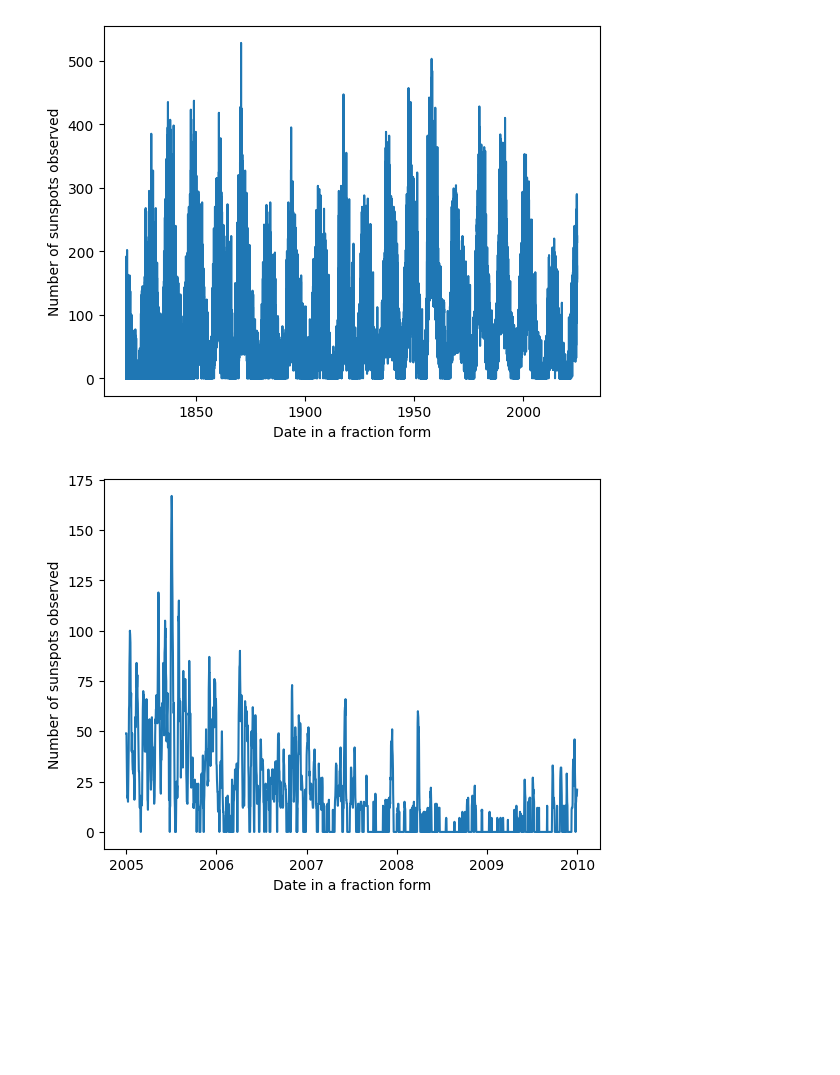
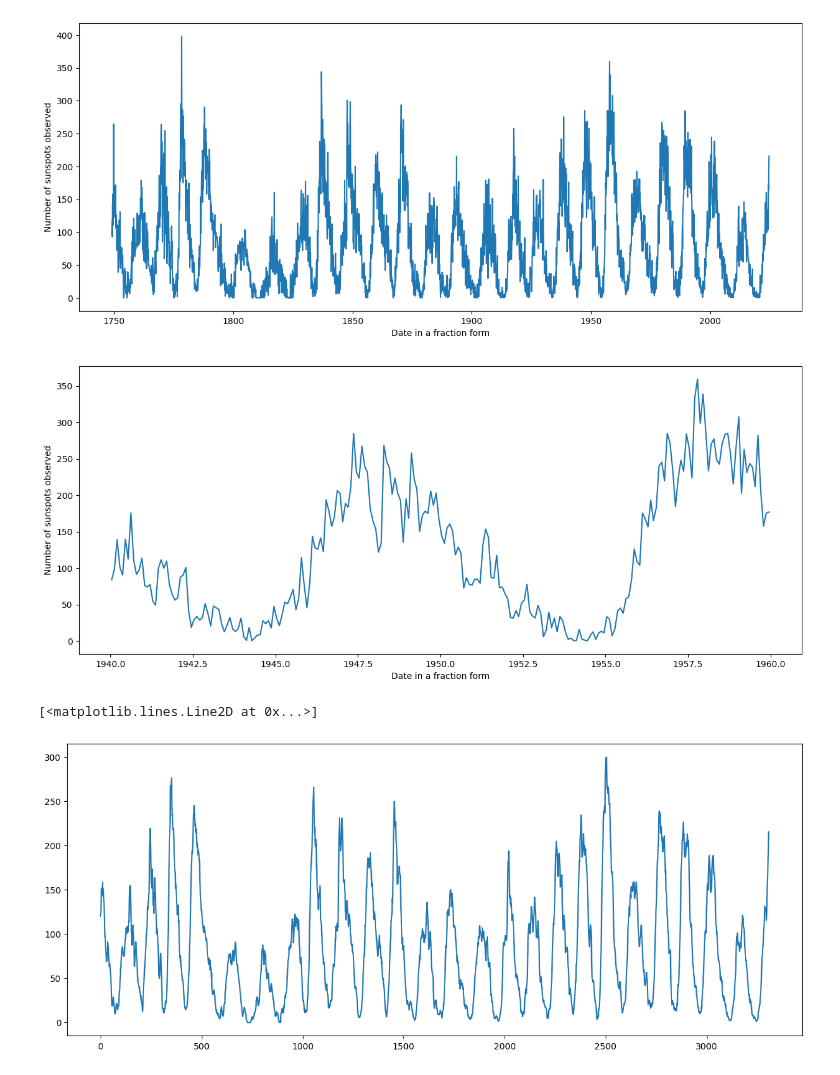
Before and after one commit to tylera277/SunSpots, a Jupyter notebook: src/daily_sunspot_analysis.ipynb, the cells around one changed output. Cells and saved outputs as stored; diff of their text form; code cells hidden in the pictures; blank space fills up the shorter version.

Commit message:
initial LSTM model implemented

```diff
--- a/src/daily_sunspot_analysis.ipynb
+++ b/src/daily_sunspot_analysis.ipynb
@@ -6,47 +6,69 @@ Jupyter notebook file used for the analysis of daily observed sunspot data
 
 """
 
 
 import numpy as numpy
 import matplotlib
 import matplotlib.pyplot as plt
 import pandas as pd
 
 
+
 %matplotlib inline
 
 
 # Loading raw data from csv file
-raw_daily_sunspot_data = pd.read_csv("../data/sunspots_daily_total.csv", sep=";", header=None, na_values='-1')
+#raw_daily_sunspot_data = pd.read_csv("../data/sunspots_daily_total.csv", sep=";", header=None, na_values='-1')
+raw_daily_sunspot_data = pd.read_csv("../data/sunspots_monthly_mean.csv", sep=";", header=None, na_values='-1')
 
 # Copying the dataset so to always have an intact original copy
 daily_sunspot_data = raw_daily_sunspot_data.copy()
 
 # Give the proper names to the data columns
-daily_sunspot_data.columns = ['year', 'month', 'day', 'date_in_fraction', 'number_sunspot_observed', "stan_dev", "numb_observations", "definite/provisional_indicator"]
+daily_sunspot_data.columns = ['year', 'month', 'date_in_fraction', 'number_sunspot_observed', "stan_dev", "numb_observations", "definite/provisional_indicator"]
 
 # Remove all of the days where no data was recorded (a -1 value indicates this)
 #daily_sunspot_data.replace(-1, 0)
 
 # Create a matplotlib plot for viewing purposes
-fig, ax = plt.subplots()
+fig, ax = plt.subplots(figsize=(15, 6))
 ax.plot(daily_sunspot_data["date_in_fraction"], daily_sunspot_data['number_sunspot_observed'])
 
 ax.set_xlabel("Date in a fraction form")
 ax.set_ylabel("Number of sunspots observed")
 plt.show()
 # %% [output]
-[figure, old version]
+[figure, new version]
 # %%
 # Select a subset of the data set to analyze more closely
-sunspot_data_subset = daily_sunspot_data.loc[(daily_sunspot_data.date_in_fraction >= 2005) & (daily_sunspot_data.date_in_fraction <= 2010)]
+sunspot_data_subset = daily_sunspot_data.loc[(daily_sunspot_data.date_in_fraction >= 1940) & (daily_sunspot_data.date_in_fraction <= 1960)]
 
 # Create a matplotlib plot for viewing purposes
-fig, ax = plt.subplots()
+fig, ax = plt.subplots(figsize=(15, 6))
 ax.plot(sunspot_data_subset["date_in_fraction"], sunspot_data_subset['number_sunspot_observed'])
 
 ax.set_xlabel("Date in a fraction form")
 ax.set_ylabel("Number of sunspots observed")
 plt.show()
 # %% [output]
-[figure, old version]
+[figure, new version]
+# %%
+# Applying a moving average smoothing scheme to see if it helps the LSTM models predictive accuracy later on
+
+timeseries_jagged = daily_sunspot_data[['number_sunspot_observed']].values.astype('float32')
+timeseries = np.ones_like(timeseries_jagged)
+
+
+
+sliding_window_size = 8
+counter = 0
+for slot in range(0, len(timeseries_jagged), 1):
+    #print(timeseries_jagged[counter:counter+sliding_window_size].shape)
+    timeseries[counter] = np.average(timeseries_jagged[counter:counter+sliding_window_size])
+    counter += 1
+# Create a matplotlib plot for viewing purposes
+fig, ax = plt.subplots(figsize=(15, 6))
+ax.plot(timeseries)
+# %% [output]
+[<matplotlib.lines.Line2D at 0x...>]
+[figure, added]
```
Also changed, not shown: parts of 1 cell of this notebook.
